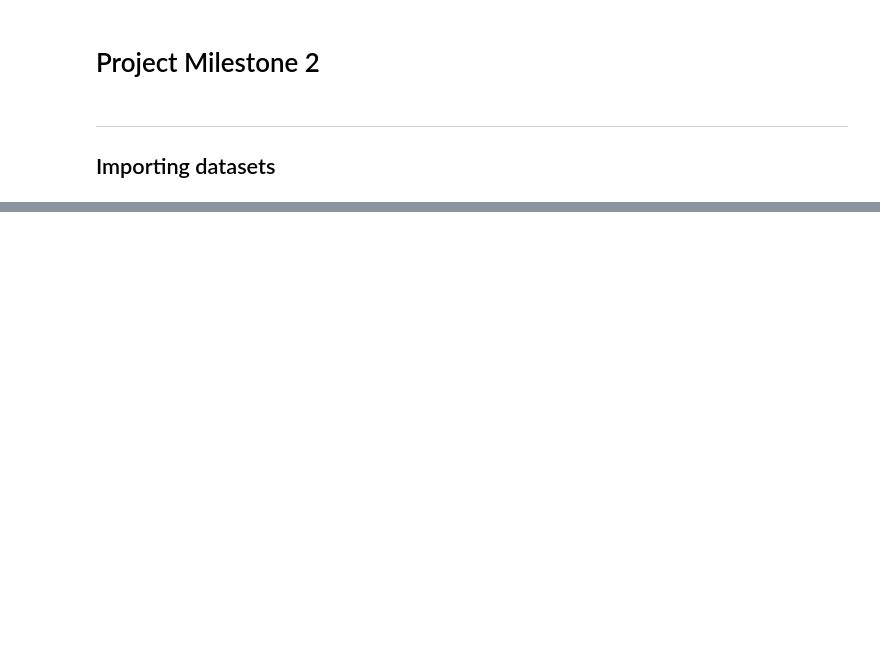
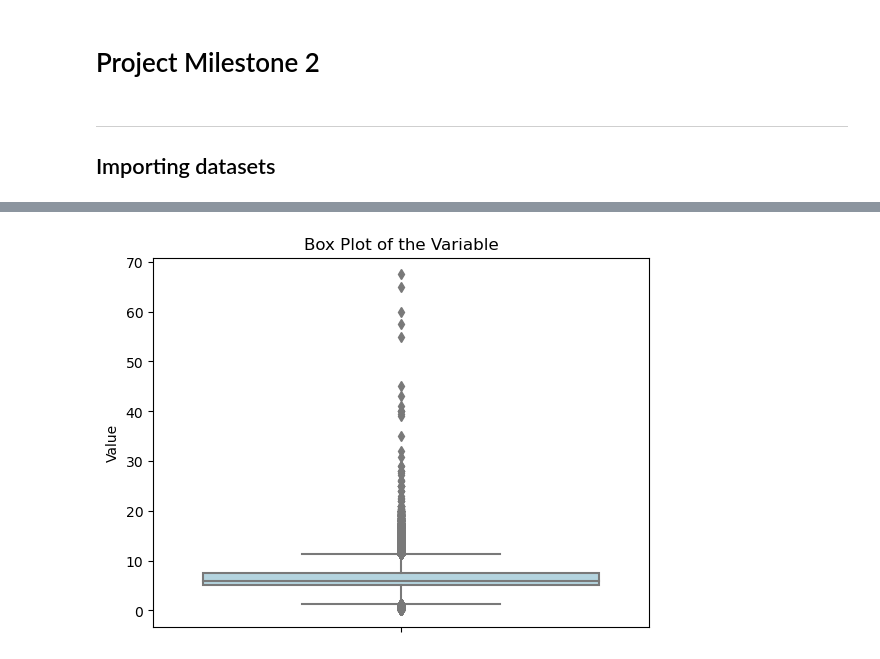
Before and after one commit to epfl-ada/ada-2023-project-dondada, a Jupyter notebook: MilestoneP2.ipynb, the cells around one changed output, grey strips where cells are left out. Drawn from its saved outputs; the diff is of its cells as text; code cells hidden in the pictures; blank space fills up the shorter version.

```diff
--- a/MilestoneP2.ipynb
+++ b/MilestoneP2.ipynb
@@ -66,0 +306,9 @@ ratings_adv = import_gz(f"{path_ba}/{'ratings.txt.gz'}")
+# %%
+sns.boxplot(y=beers_ba_f['abv'], color='lightblue')
+plt.title('Box Plot of the Variable')
+plt.ylabel('Value')
+plt.show()
+
+# chelou y a des degrés bcp bcp bcp trop haut
+# %% [output]
+[figure, added]
```
Also changed, not shown: parts of 38 cells of this notebook.
